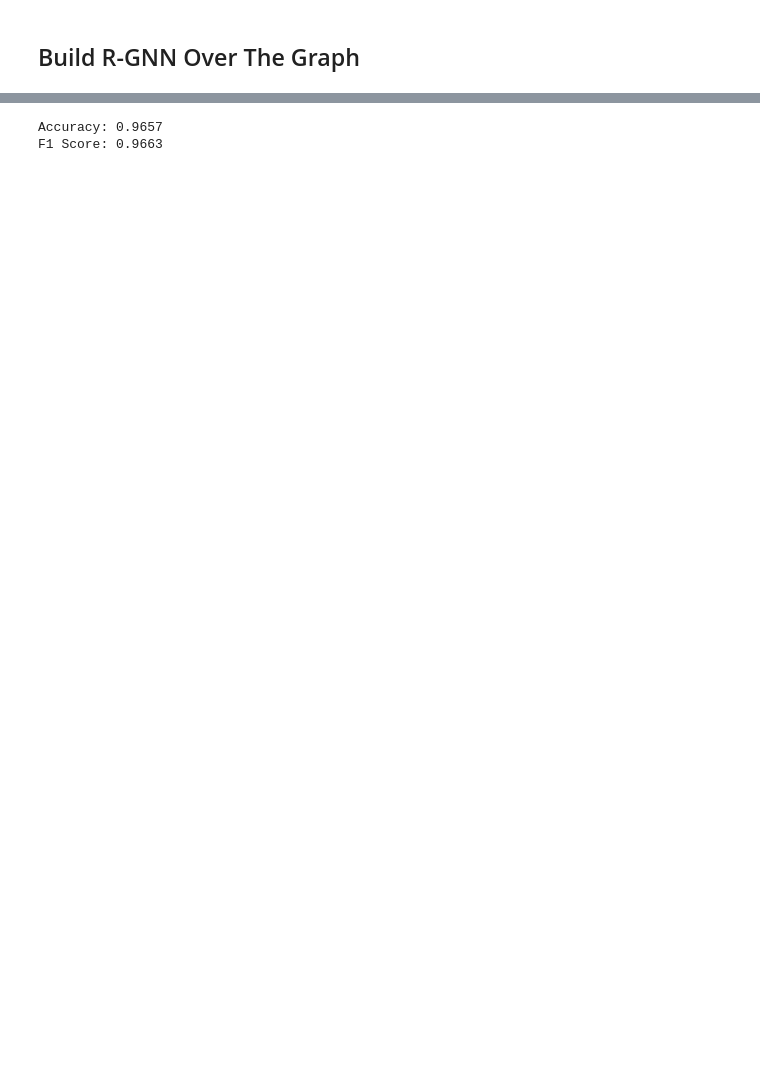
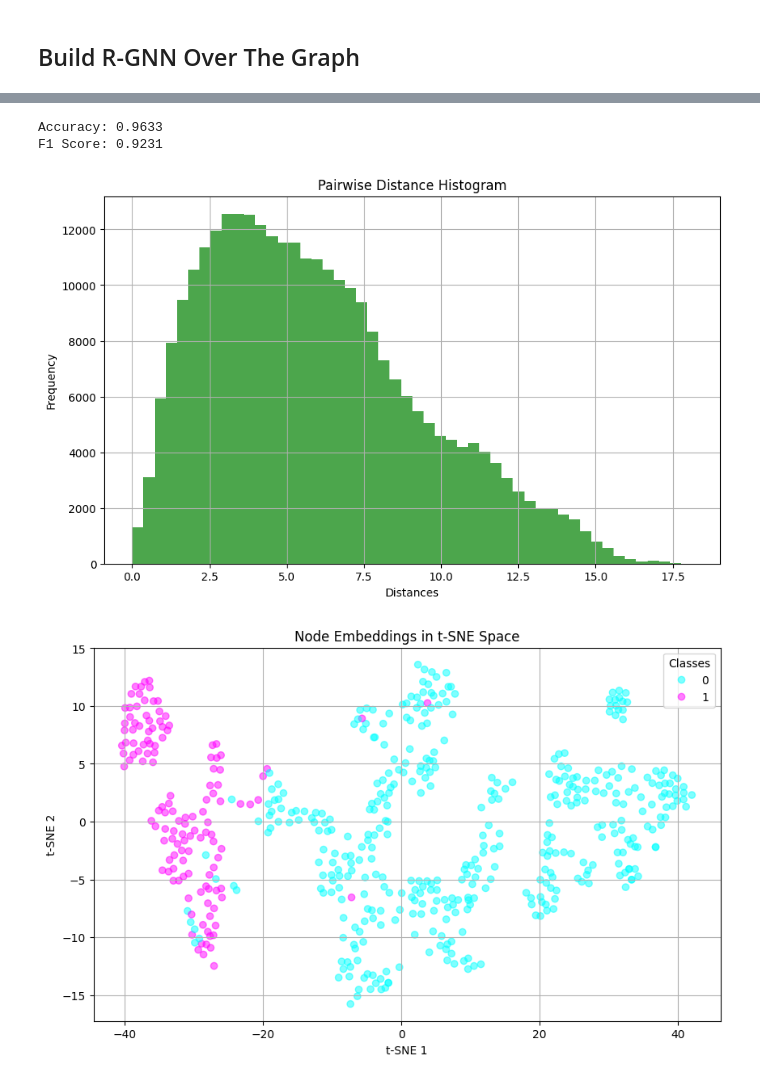
Before and after one commit to xOmer12/GraphTune, a Jupyter notebook: construct_hetero_graph.ipynb, the cells around one changed output, grey strips where cells are left out. Drawn from its saved outputs; the diff is of its cells as text; code cells hidden in the pictures; blank space fills up the shorter version.

Commit message:
updated hetero graph + vis

```diff
--- a/construct_hetero_graph.ipynb
+++ b/construct_hetero_graph.ipynb
@@ -336,7 +336,7 @@ def train_model(model, data, labels, train_mask, val_mask, epochs=100, lr=0.01):
     edge_type_dict = {edge_type: i for i, edge_type in enumerate(data.edge_types)}
     data.edge_index_dict = edge_index_dict
     data.edge_type_dict = edge_type_dict
-    for epoch in tqdm(range(1, epochs+1)):
+    for epoch in range(1, epochs+1):
         model.train()
         optimizer.zero_grad()
 
@@ -350,7 +350,7 @@ def train_model(model, data, labels, train_mask, val_mask, epochs=100, lr=0.01):
         loss.backward()
         optimizer.step()
 
-        if (epoch) % 10 == 0:
+        if (epoch) % 5 == 0:
             _, acc, f1 = evaluate_model(model, data, val_mask, labels)
             print(f'Epoch [{epoch}/{epochs}], Loss: {loss.item():.4f}, Validation Accuracy: {acc:.4f}, Validation F1: {f1:.4f}')
 
@@ -387,7 +387,7 @@ def analyze_vspace(model, data, labels, sample_frac=0.1):
         pairwise_distances = []
         for i in range(sample_size):
             for j in range(sample_size):
-                dist = torch.norm(sampled_x[i] - sampled_x[j])
+                dist = torch.norm(sampled_x[i] - sampled_x[j]).item()
                 pairwise_distances.append(dist)
 
         # Compute mean and std of distances
@@ -408,7 +408,7 @@ def plot_vspace_reduced(x, labels):
     tsne =  TSNE(n_components=2, random_state=42)
     x_reduced = tsne.fit_transform(x)
     plt.figure(figsize=(10, 6))
-    scatter_plot = plt.scatter(x_reduced[:, 0], x_reduced[:, 1], c=labels, cmap='tab10', alpha=0.5)
+    scatter_plot = plt.scatter(x_reduced[:, 0], x_reduced[:, 1], c=labels, cmap='cool', alpha=0.5)
     plt.legend(*scatter_plot.legend_elements(), title="Classes")
     plt.title('Node Embeddings in t-SNE Space')
     plt.xlabel('t-SNE 1')
@@ -426,11 +426,14 @@ torch.Size([321, 768])
 rgnn_model = RGNN(init_dim=384*2, channels=[256, 64], edge_types=mutual_agreement_graph.edge_types, num_classes=2)
 rgnn_model = rgnn_model.to(device)
 
+train_mask_tensor = torch.tensor(train_mask, dtype=torch.bool).to(device)
+val_mask_tensor = torch.tensor(val_mask, dtype=torch.bool).to(device)
+test_mask_tensor = torch.tensor(test_mask, dtype=torch.bool).to(device)
 labels_tensor = torch.tensor(noisy_labels, dtype=torch.long).to(device)
 true_labels_tensor = torch.tensor(labels, dtype=torch.long).to(device)
 mutual_agreement_graph['node'].x = X
 mutual_agreement_graph['node'].y = labels_tensor
 mutual_agreement_graph = mutual_agreement_graph.to(device)
 # %%
-train_model(rgnn_model, mutual_agreement_graph, labels_tensor, epochs=50, lr=1e-2)
+train_model(rgnn_model, mutual_agreement_graph, labels_tensor, train_mask_tensor, val_mask_tensor, epochs=40, lr=1e-2)
 # %% [output]
@@ -449,7 +455,15 @@ RGNN(
 # %%
-evaluated_labels, accuracy, f1 = evaluate_model(rgnn_model, mutual_agreement_graph, true_labels_tensor)
+evaluated_labels, accuracy, f1 = evaluate_model(rgnn_model, mutual_agreement_graph, test_mask_tensor, true_labels_tensor)
 print(f"Accuracy: {accuracy:.4f}")
 print(f"F1 Score: {f1:.4f}")
 # %% [output]
-Accuracy: 0.9657
-F1 Score: 0.9663
+Accuracy: 0.9633
+F1 Score: 0.9231
+# %%
+out, x, labels, dists = analyze_vspace(rgnn_model, mutual_agreement_graph, true_labels_tensor, sample_frac=1)
+# %%
+plot_dist_histogram(dists)
+plot_vspace_reduced(x.cpu().numpy(), labels.cpu().numpy())
+# %% [output]
+[figure, added]
+[figure, added]
```
Also changed, not shown: parts of 5 cells of this notebook.
